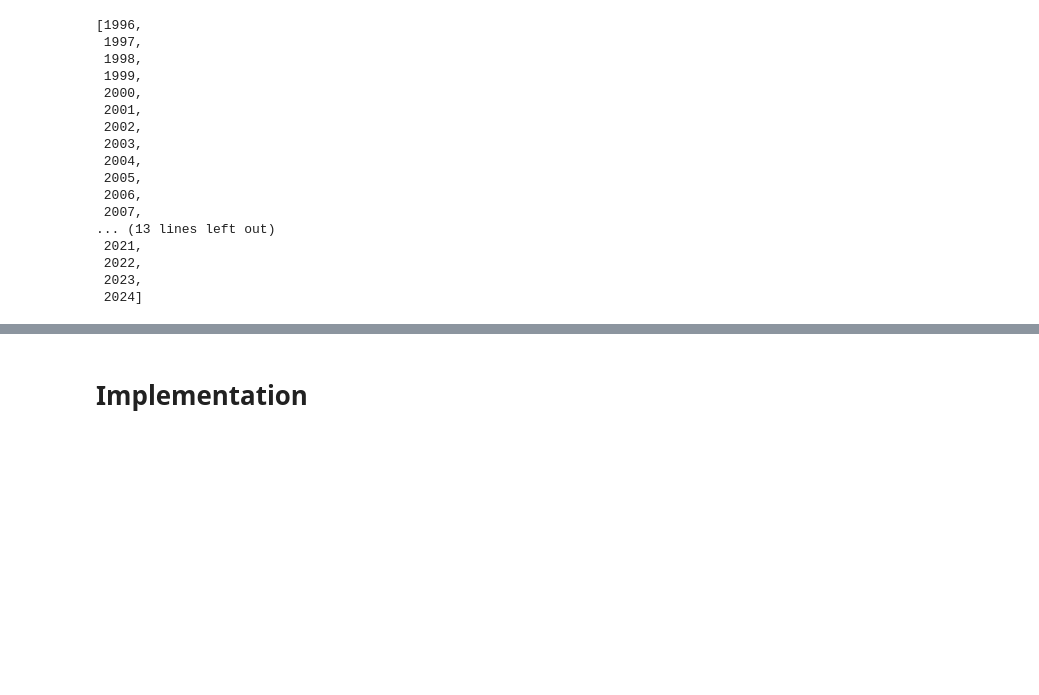
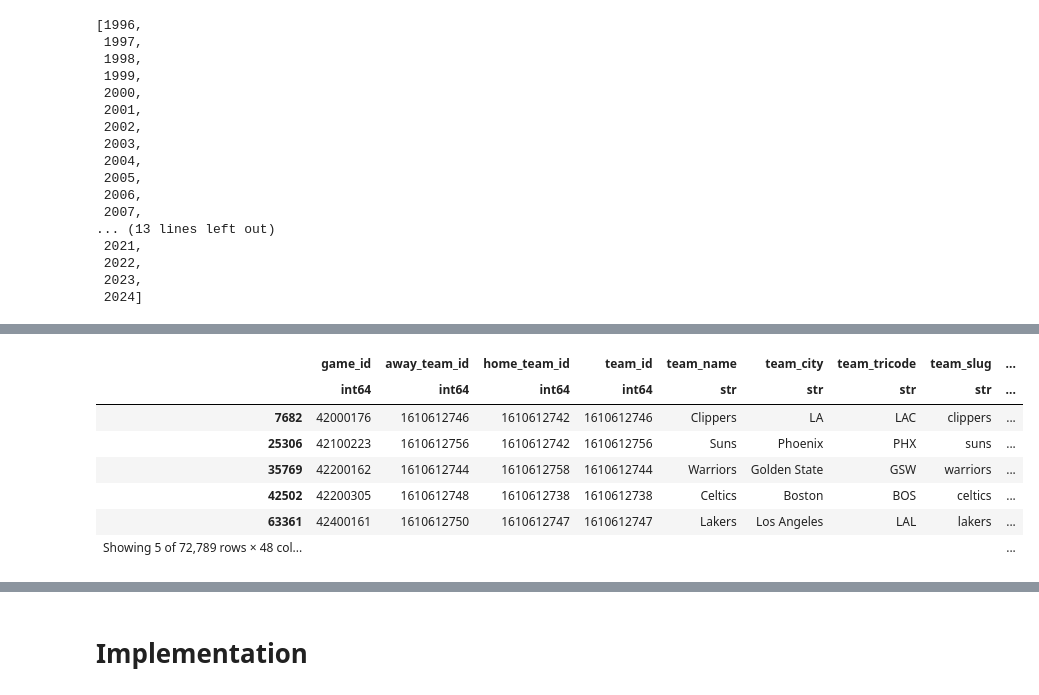
Before and after one commit to akseldkw07/NBA-Timeout-Impact, a Jupyter notebook: Notebooks/Explore.ipynb, the cells around one changed output, grey strips where cells are left out. Cells and saved outputs as stored; diff of their text form; code cells hidden in the pictures; blank space fills up the shorter version.

```diff
--- a/Notebooks/Explore.ipynb
+++ b/Notebooks/Explore.ipynb
@@ -97,2 +123,13 @@ NameError: name 'cdnnba' is not defined
+# %%
+UKS_NP_PD.dtt([matchups], show_dims=True)
+# %% [output]
+|  | game_id | away_team_id | home_team_id | team_id | team_name | team_city | team_tricode | team_slug | ... |
+|  | int64 | int64 | int64 | int64 | str | str | str | str | ... |
+| 7682 | 42000176 | 1610612746 | 1610612742 | 1610612746 | Clippers | LA | LAC | clippers | ... |
+| 25306 | 42100223 | 1610612756 | 1610612742 | 1610612756 | Suns | Phoenix | PHX | suns | ... |
+| 35769 | 42200162 | 1610612744 | 1610612758 | 1610612744 | Warriors | Golden State | GSW | warriors | ... |
+| 42502 | 42200305 | 1610612748 | 1610612738 | 1610612738 | Celtics | Boston | BOS | celtics | ... |
+| 63361 | 42400161 | 1610612750 | 1610612747 | 1610612747 | Lakers | Los Angeles | LAL | lakers | ... |
+| Showing 5 of 72,789 rows × 48 col... |  |  |  |  |  |  |  |  | ... |
 # %%
 data_nba = load_seasons(data_type="datanba", playoffs=True)
```
Also changed, not shown: parts of 12 cells of this notebook, 1 other file.
